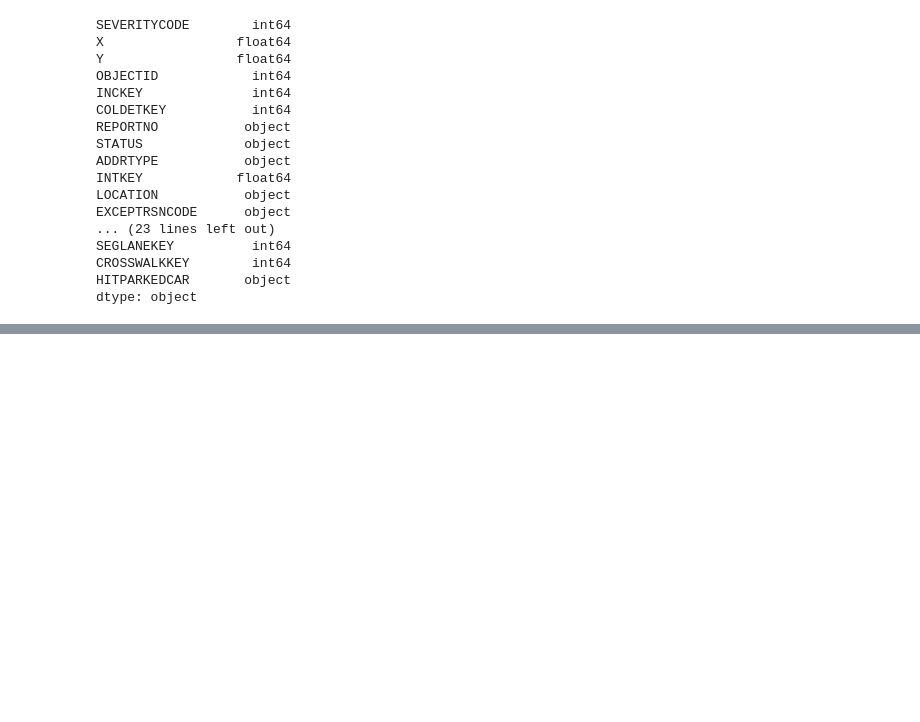
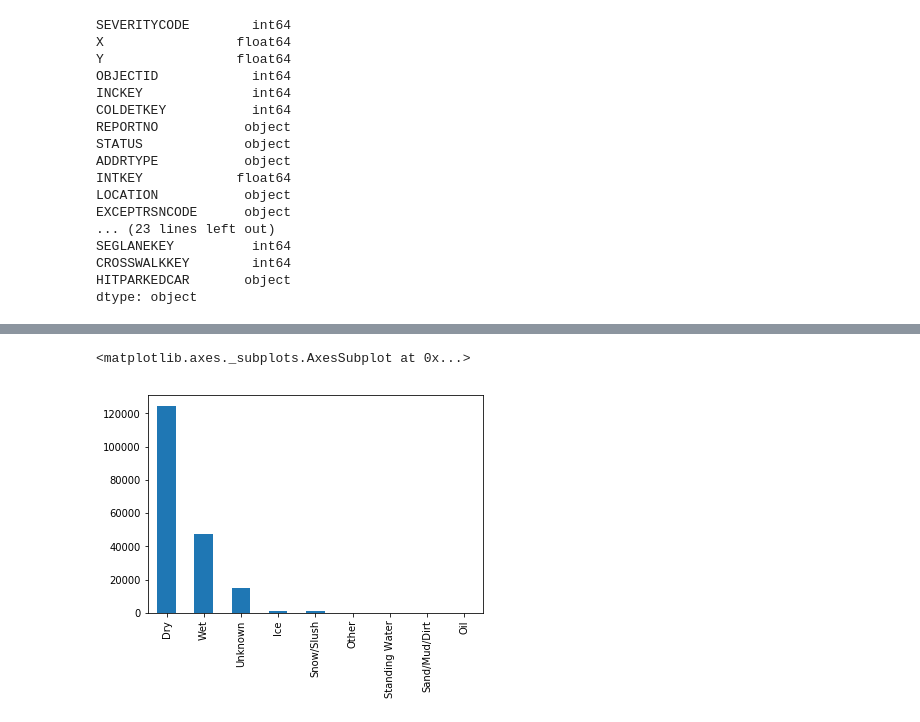
Before and after one commit to yoona4428/Capstone-project, a Jupyter notebook: Capstone Project 1.ipynb, the cells around one changed output, grey strips where cells are left out. Saved outputs shown, nothing was run; the diff lists cells and outputs as text; code cells hidden in the pictures; blank space fills up the shorter version.

```diff
--- a/Capstone Project 1.ipynb
+++ b/Capstone Project 1.ipynb
@@ -76,0 +198,5 @@ dtype: object
+# %%
+df['ROADCOND'].value_counts().plot(kind='bar')
+# %% [output]
+<matplotlib.axes._subplots.AxesSubplot at 0x...>
+[figure, added]
```
Also changed, not shown: parts of 34 cells of this notebook.
